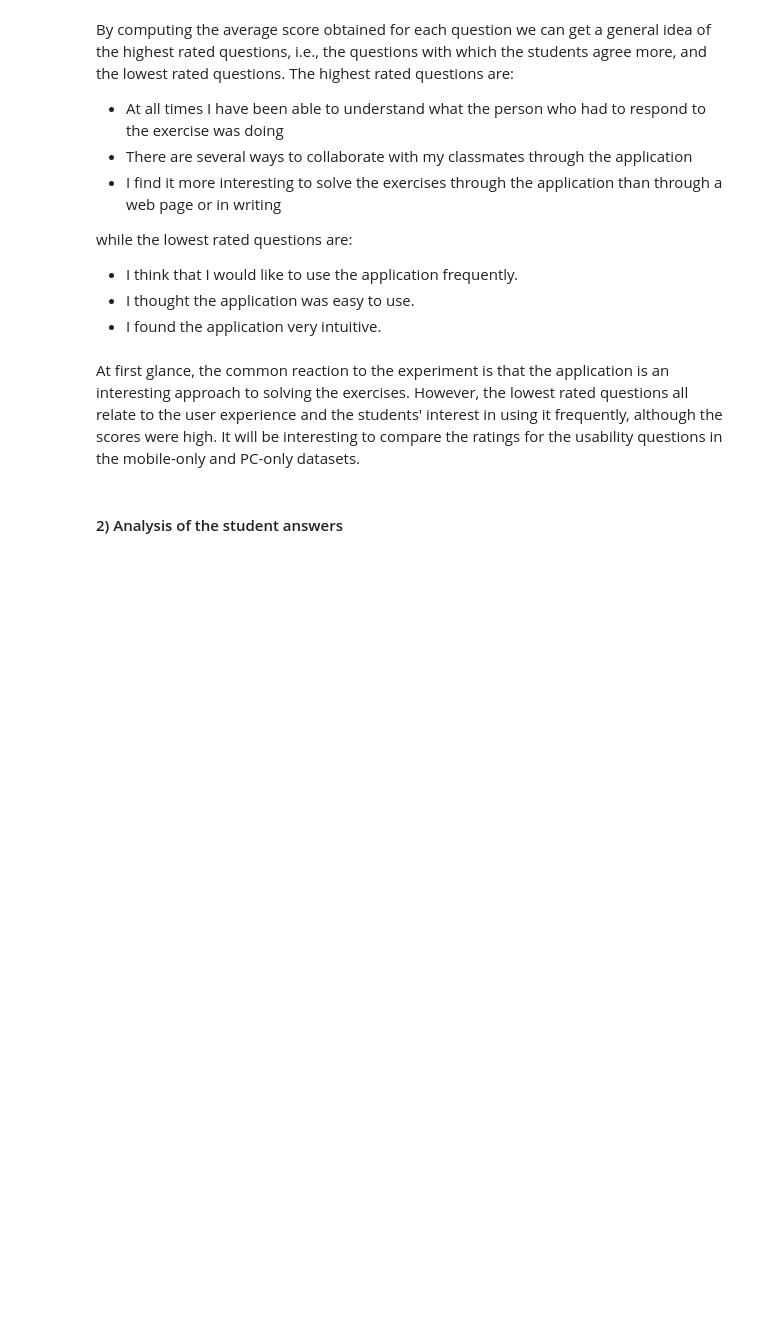
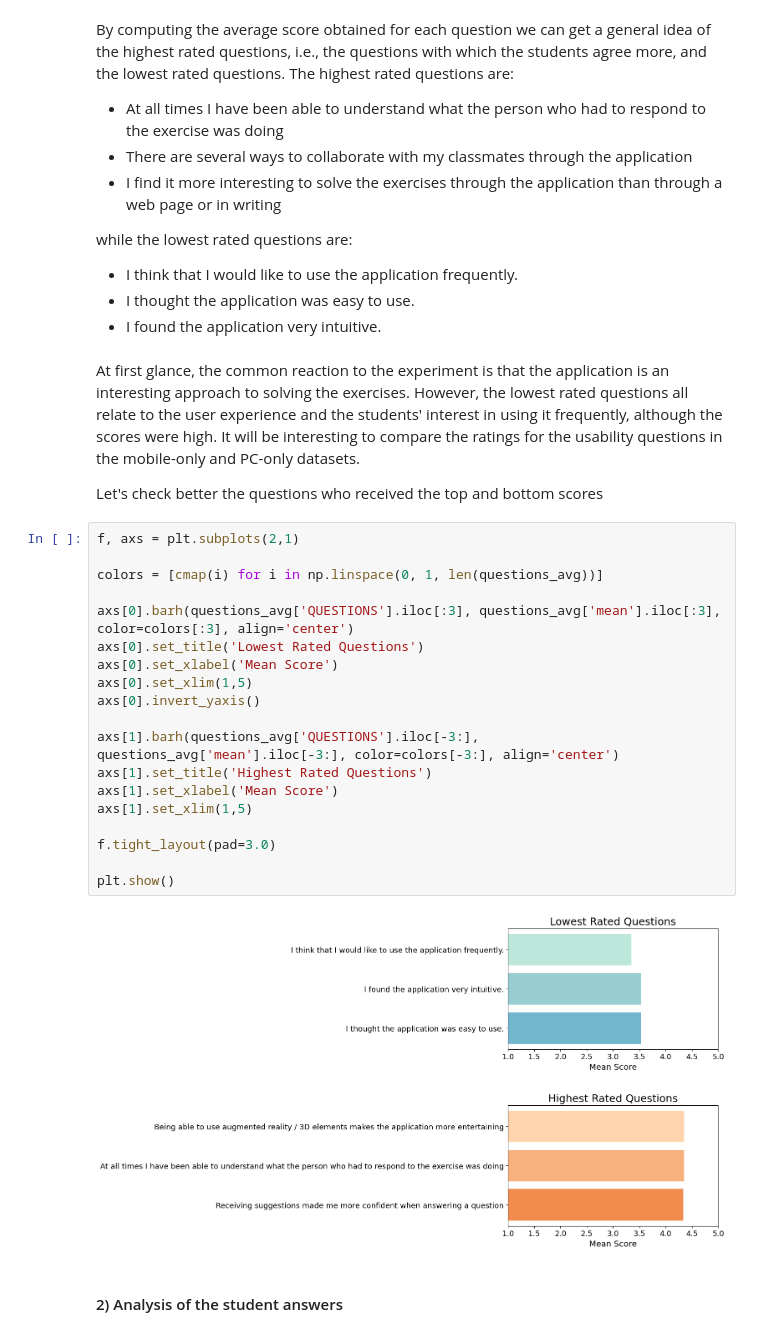
Before and after one commit to Stocastico/Evaluation_paper, a Jupyter notebook: data_analysis/Data_Analysis_Salesianos.ipynb, the cells around one changed output. Drawn from its saved outputs; the diff is of its cells as text; blank space fills up the shorter version.

```diff
--- a/data_analysis/Data_Analysis_Salesianos.ipynb
+++ b/data_analysis/Data_Analysis_Salesianos.ipynb
@@ -152,6 +99,29 @@ while the lowest rated questions are:
 * I found the application very intuitive.
 # %% [markdown]
 At first glance, the common reaction to the experiment is that the application is an interesting approach to solving the exercises. However, the lowest rated questions all relate to the user experience and the students' interest in using it frequently, although the scores were high. It will be interesting to compare the ratings for the usability questions in the mobile-only and PC-only datasets.
+
+Let's check better the questions who received the top and bottom scores
+# %%
+f, axs = plt.subplots(2,1)
+
+colors = [cmap(i) for i in np.linspace(0, 1, len(questions_avg))]
+
+axs[0].barh(questions_avg['QUESTIONS'].iloc[:3], questions_avg['mean'].iloc[:3], color=colors[:3], align='center')
+axs[0].set_title('Lowest Rated Questions')
+axs[0].set_xlabel('Mean Score')
+axs[0].set_xlim(1,5)
+axs[0].invert_yaxis()
+
+axs[1].barh(questions_avg['QUESTIONS'].iloc[-3:], questions_avg['mean'].iloc[-3:], color=colors[-3:], align='center')
+axs[1].set_title('Highest Rated Questions')
+axs[1].set_xlabel('Mean Score')
+axs[1].set_xlim(1,5)
+
+f.tight_layout(pad=3.0)
+
+plt.show()
+# %% [output]
+[figure, added]
 # %% [markdown]
 #### 2) Analysis of the student answers
 # %% [markdown]
```
Also changed, not shown: parts of 122 cells of this notebook, 1 other file.
